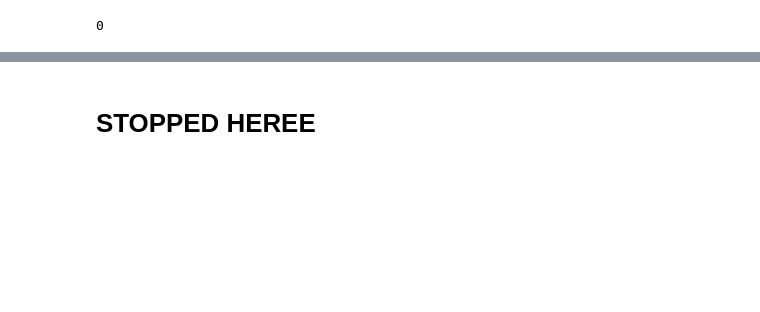
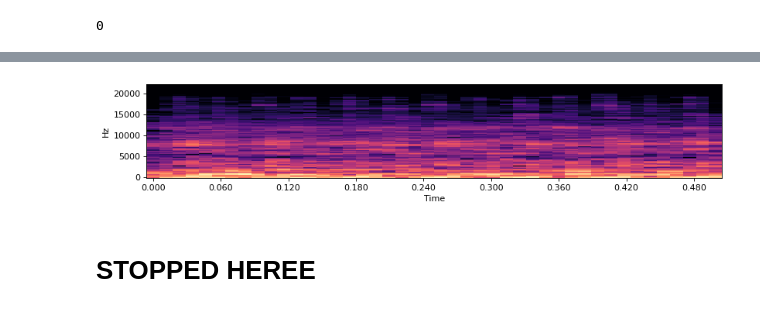
Before and after one commit to matsozza/Python_ML_CombustionEnginesRecog_MBA, a Jupyter notebook: 1_SoundDetectionMain.ipynb, the cells around one changed output, grey strips where cells are left out. Saved outputs shown, nothing was run; the diff lists cells and outputs as text; code cells hidden in the pictures; blank space fills up the shorter version.

```diff
--- a/1_SoundDetectionMain.ipynb
+++ b/1_SoundDetectionMain.ipynb
@@ -200,2 +182,10 @@ plt.plot(subAudio_AA[15])
+# %%
+# Engine Spectogram example
+figure(figsize=(12,2), dpi=80)
+img = librosa.feature.melspectrogram(y=segAudio_AA[7068], sr=AUDIO_SR)
+img_DB = librosa.amplitude_to_db(img, ref=np.max)
+fig = librosa.display.specshow(img_DB, y_axis='linear', x_axis='time', sr=AUDIO_SR, )
+# %% [output]
+[figure, added]
 # %% [markdown]
 # STOPPED HEREE
```
Also changed, not shown: parts of 19 cells of this notebook, 1 other file.
